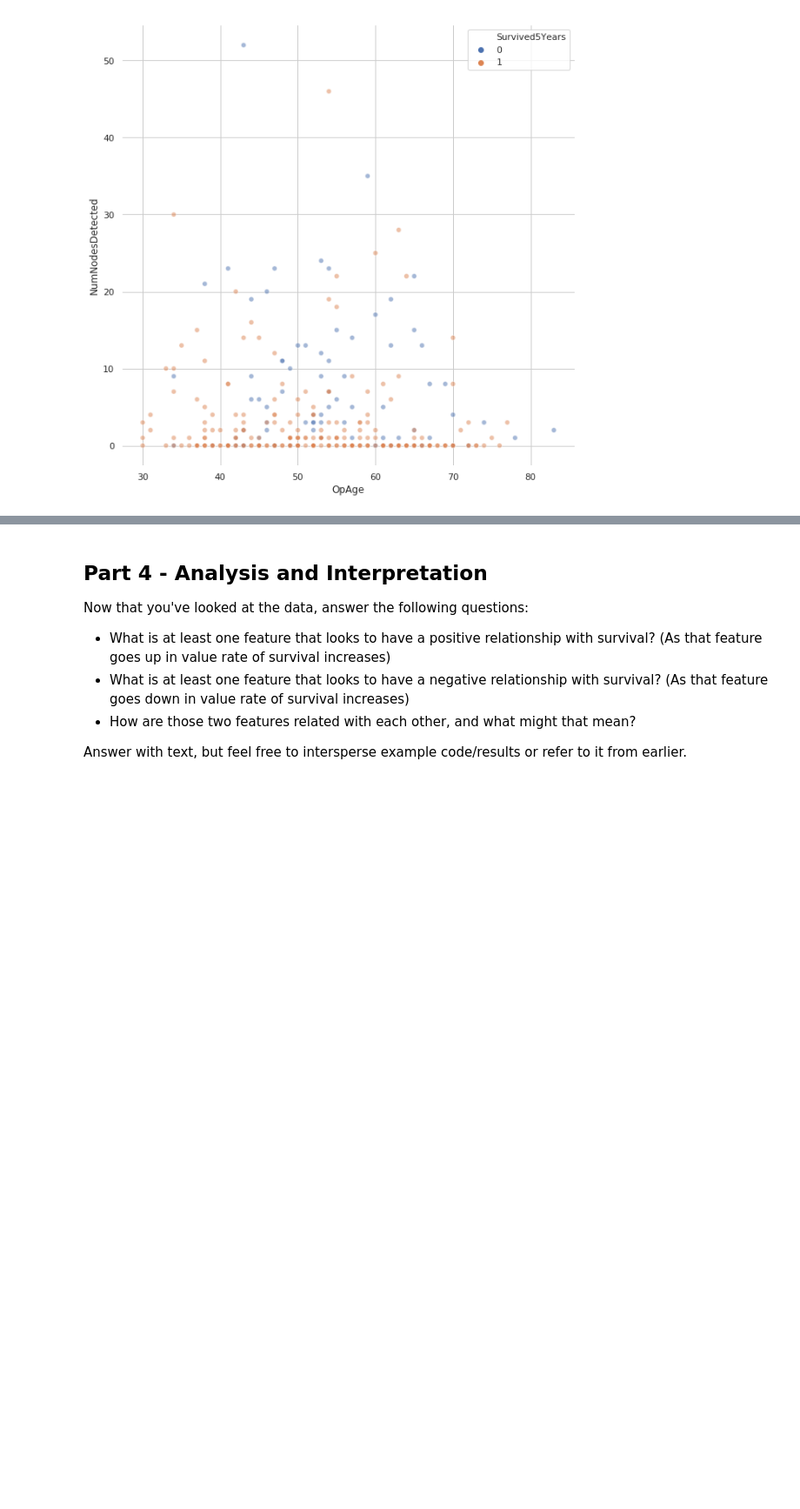
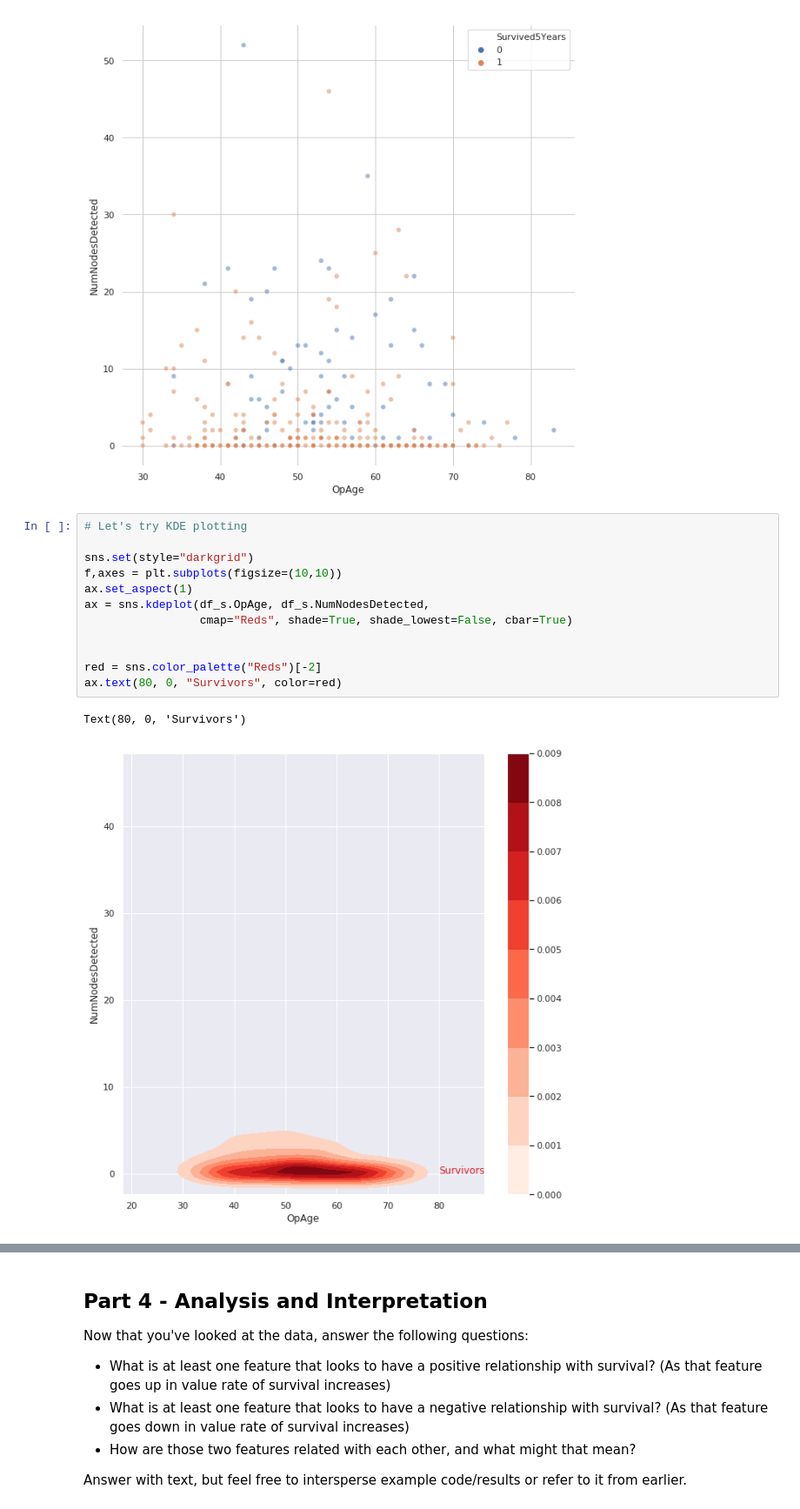
Before and after one commit to coopwilliams/LS-Sprint-Challenges, a Jupyter notebook: DS_Unit_1_Sprint_Challenge_1.ipynb, the cells around one changed output, grey strips where cells are left out. Shown at 87% size. Cells and saved outputs as stored; diff of their text form; blank space fills up the shorter version.

```diff
--- a/DS_Unit_1_Sprint_Challenge_1.ipynb
+++ b/DS_Unit_1_Sprint_Challenge_1.ipynb
@@ -209,3 +209,18 @@ sns.scatterplot(x =df.OpAge, y=df.NumNodesDetected,
 # %% [output]
 <matplotlib.axes._subplots.AxesSubplot at 0x...>
 [figure]
+# %%
+# Let's try KDE plotting
+
+sns.set(style="darkgrid")
+f,axes = plt.subplots(figsize=(10,10))
+ax.set_aspect(1)
+ax = sns.kdeplot(df_s.OpAge, df_s.NumNodesDetected,
+                 cmap="Reds", shade=True, shade_lowest=False, cbar=True)
+
+
+red = sns.color_palette("Reds")[-2]
+ax.text(80, 0, "Survivors", color=red)
+# %% [output]
+Text(80, 0, 'Survivors')
+[figure, added]
```
Also changed, not shown: parts of 10 cells of this notebook.
